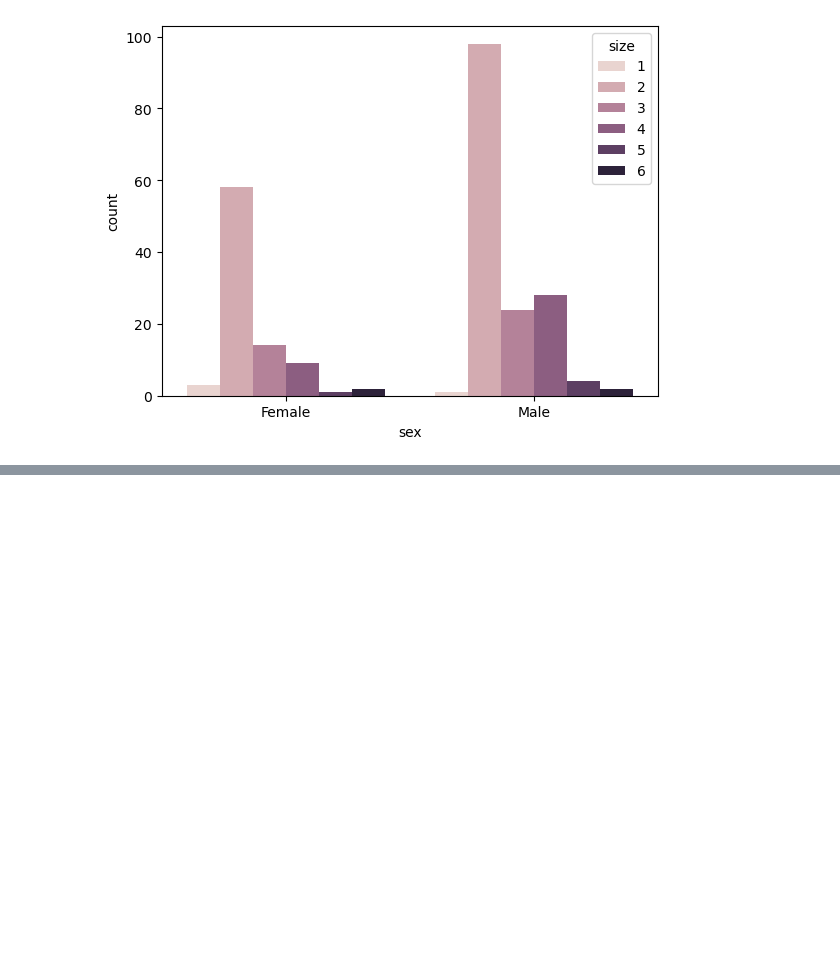
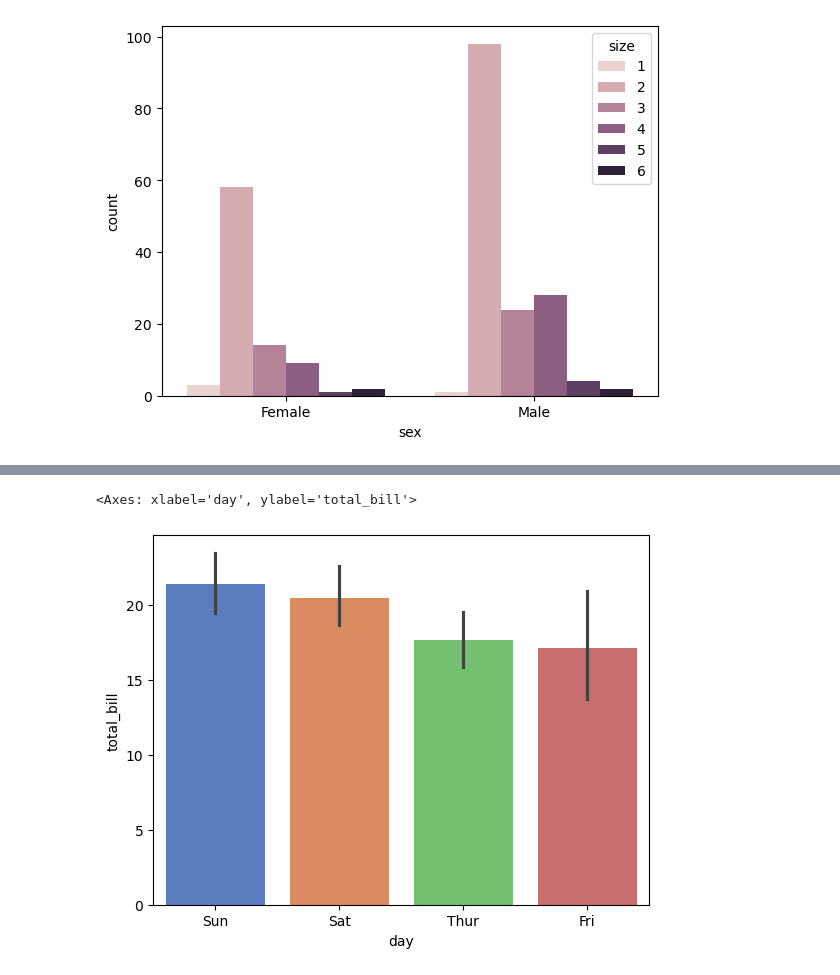
Before and after one commit to nethra200709-beep/DATA-VISUALIZATION, a Jupyter notebook: tipsdataset.ipynb, the cells around one changed output, grey strips where cells are left out. Saved outputs shown, nothing was run; the diff lists cells and outputs as text; code cells hidden in the pictures; blank space fills up the shorter version.

```diff
--- a/tipsdataset.ipynb
+++ b/tipsdataset.ipynb
@@ -192,0 +198,5 @@ sns.countplot(data=df  , x=df['sex'],hue=df['size'])
+# %%
+sns.barplot(data=df,x="day",y="total_bill",hue="day",legend=False,palette="muted")
+# %% [output]
+<Axes: xlabel='day', ylabel='total_bill'>
+[figure, added]
```
Also changed, not shown: parts of 3 cells of this notebook.
